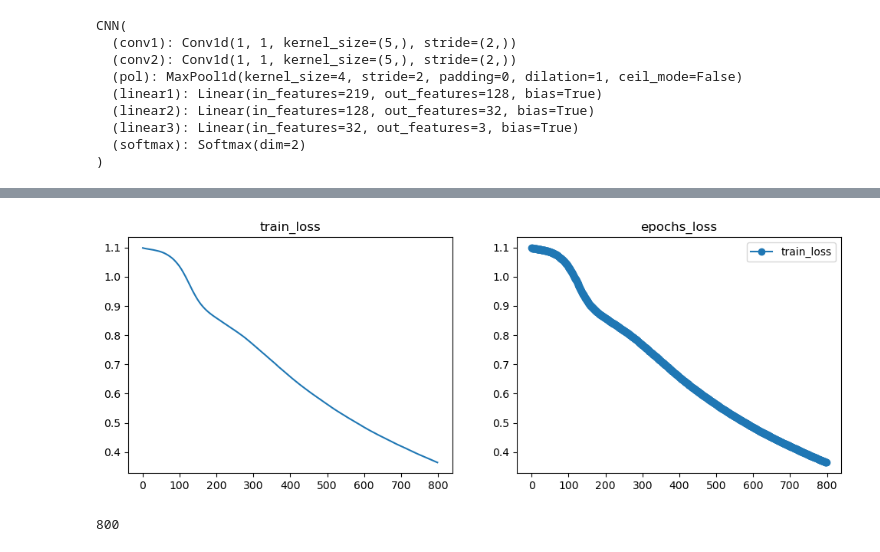
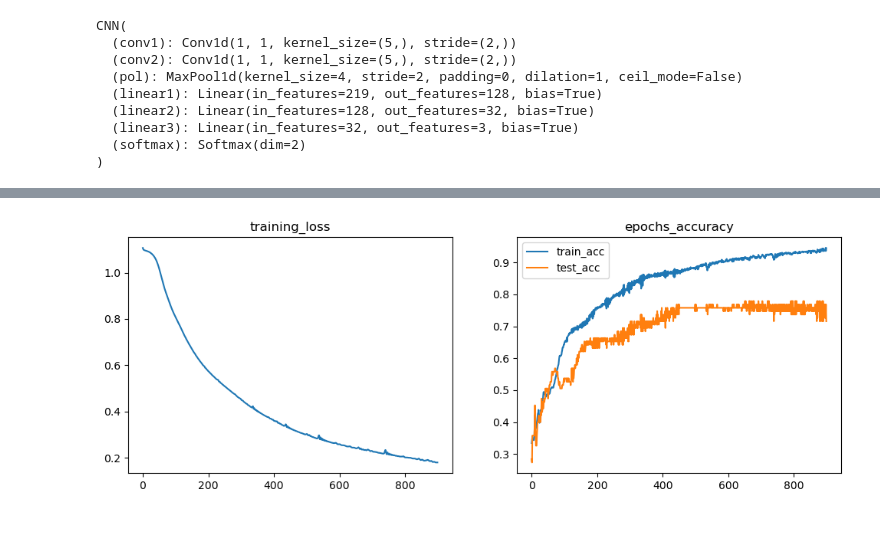
Before and after one commit to RuiGao-1223/GHIL, a Jupyter notebook: A_CNN.ipynb, the cells around one changed output, grey strips where cells are left out. Cells and saved outputs as stored; diff of their text form; code cells hidden in the pictures.

```diff
--- a/A_CNN.ipynb
+++ b/A_CNN.ipynb
@@ -313,14 +306,20 @@ test_acc = []
 train_epochs_acc = []
 test_epochs_acc = []
 cnn_module.apply(init_weights)
-optimizer = optim.Adam(cnn_module.parameters(), lr=0.00015)
+optimizer = optim.Adam(cnn_module.parameters(), lr=0.0005)
 # optimizer = optim.Adam(cnn_module.parameters(), lr=0.00015)
+test_acc_epoch = []
+test_epoch_loss = []
+train_epoch_loss=[]
+train_acc_epoch = []
 # %%
-epochs =800
+epochs = 200
+
+
 
 for epoch in range(epochs):
     cnn_module.train()
-    train_epoch_loss=[]
+
     for idx,(y,x) in enumerate(train_data,0):
       optimizer.zero_grad()
       out = cnn_module(x).reshape(-1,3)
@@ -336,9 +335,10 @@ for epoch in range(epochs):
       # print("epoch={}/{},{}/{}of train, loss={}".format(
           # epoch, epochs, idx, len(train_data),loss.item()))
       train_epochs_loss.append(np.average(train_epoch_loss))
+
   #=====================valid============================
     cnn_module.eval()
-    test_epoch_loss = []
+
     for idx,(y,x) in enumerate(test_data,0):
       outputs = cnn_module(x).reshape(-1,3)
       y = y.long()
@@ -346,9 +346,29 @@ for epoch in range(epochs):
       loss = criterion(outputs,y)
       test_epoch_loss.append(loss.item())
       test_loss.append(loss.item())
-      #print("epoch={}/{},{}/{}of test, loss={}".format(
-          #epoch, epochs, idx, len(cnn_test_dataloader),losss.item()))
+
+      pre = torch.argmax(outputs,1)
+      pres = pre
+      labels = y
+      # print("epoch={}/{},{}/{}of test, loss={}".format(
+      #     epoch, epochs, idx, len(cnn_test_dataloader),losss.item()))
+
+    test_acc_epoch.append(accuracy_score(labels, pres))
     test_epochs_loss.append(np.average(test_epoch_loss))
+
+    for idx,(y,x) in enumerate(train_data,0):
+      outputs = cnn_module(x)
+      outputs=outputs.reshape(-1,3)
+      pre_train = torch.argmax(outputs,1)
+      pres_train = pre_train
+      # print("Prediction: ",pre)
+      y = y.long()
+      y=y.reshape(len(y),)
+      # print("Ground Truth: ",y)
+      labels_train = y
+    train_acc_epoch.append(accuracy_score(labels_train, pres_train))
+    print(epoch,"train acc:",accuracy_score(labels_train, pres_train),"test acc:",accuracy_score(labels, pres))
+
 cnn_module.eval()
 pres = []
 labels = []
@@ -361,20 +381,19 @@ for idx,(y,x) in enumerate(test_data,0):
   print("Prediction: ",pre)
   y = y.long()
   y=y.reshape(len(y),)
-  print("Ground Truth",y)
+  print("Ground Truth: ",y)
   labels = y
-print("Confusion Matrix\n",confusion_matrix(labels, pres))
-print("Accuracy",accuracy_score(labels, pres))
+print("Confusion Matrix:\n",confusion_matrix(labels, pres))
+print("Accuracy: ",accuracy_score(labels, pres))
 
 plt.figure(figsize=(12,4))
 plt.subplot(121)
 plt.plot(train_loss[:])
-plt.title("train_loss")
+plt.title("training_loss")
 plt.subplot(122)
-plt.plot(train_epochs_loss[1:],'-o',label="train_loss")
-plt.title("epochs_loss")
+plt.plot(train_acc_epoch,label="train_acc")
+plt.plot(test_acc_epoch,label="test_acc")
+plt.title("epochs_accuracy")
 plt.legend()
 plt.show()
-
-# 0,6736
 # %% [output]
@@ -394,5 +417 @@ Accuracy 0.7052631578947368
-[figure, old version]
+[figure, new version]
-# %%
-len(train_loss)
-# %% [output]
-800
```
Also changed, not shown: parts of 12 cells of this notebook, 30 other files.
